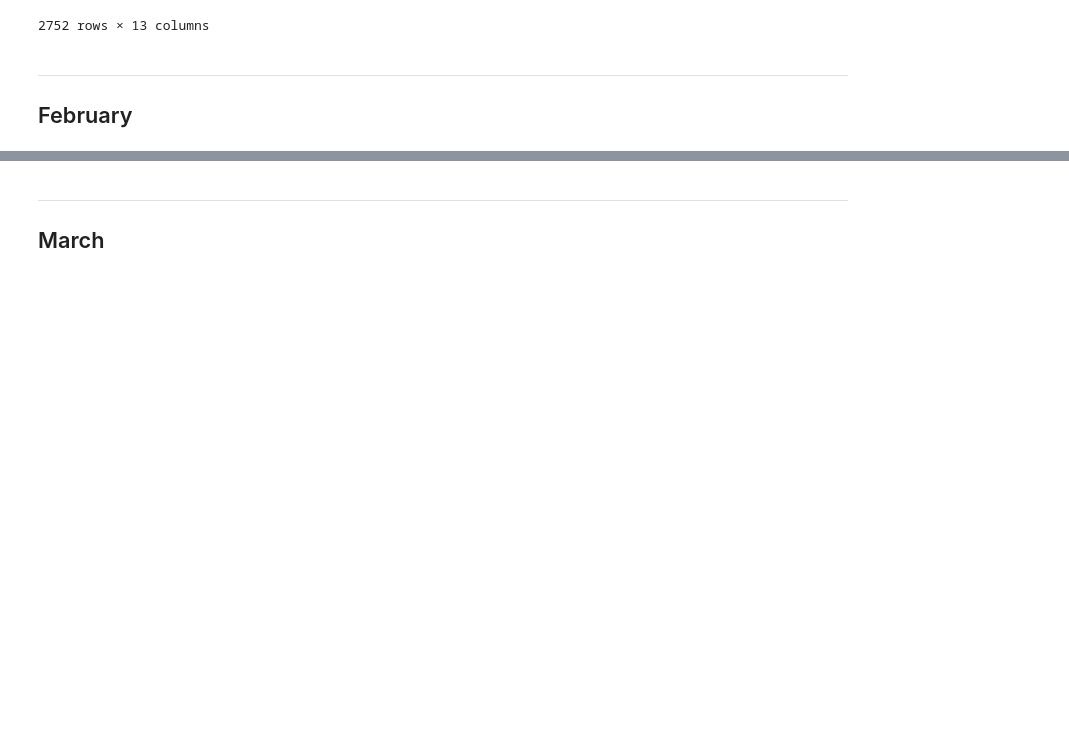
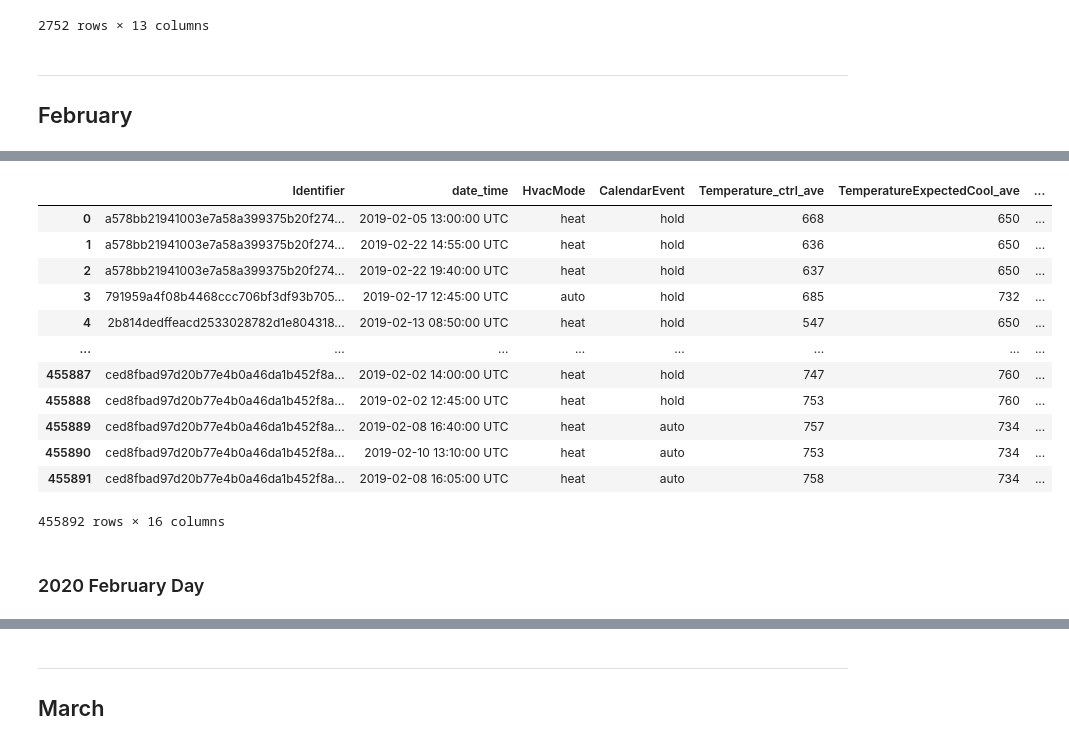
Before and after one commit to klharp/DYD_Data, a Jupyter notebook: DYD_AR-day.ipynb, the cells around one changed output, grey strips where cells are left out. Drawn from its saved outputs; the diff is of its cells as text; code cells hidden in the pictures; blank space fills up the shorter version.

```diff
--- a/DYD_AR-day.ipynb
+++ b/DYD_AR-day.ipynb
@@ -226,0 +309,30 @@ AR_jan.to_csv("Scraper_Output/State_Month/AR_jan.csv", header=True, index=False)
+# %%
+# Read in month csv for state
+feb_2019 = pd.read_csv("../data_large/AR-day/2019-feb-day-AR.csv")
+
+# feb_2019
+# %%
+# Add year and month
+
+feb_2019["Year"] = "2019"
+feb_2019["Month"] = "feb"
+# %%
+# Rename columns to label the aggregates
+
+feb_2019.rename(columns={"Temperature_ctrl":"Temperature_ctrl_ave",
+                         "TemperatureExpectedCool":"TemperatureExpectedCool_ave",
+                         "TemperatureExpectedHeat":"TemperatureExpectedHeat_ave"})
+# %% [output]
+|  | Identifier | date_time | HvacMode | CalendarEvent | Temperature_ctrl_ave | TemperatureExpectedCool_ave | ... |
+| 0 | a578bb21941003e7a58a399375b20f274... | 2019-02-05 13:00:00 UTC | heat | hold | 668 | 650 | ... |
+| 1 | a578bb21941003e7a58a399375b20f274... | 2019-02-22 14:55:00 UTC | heat | hold | 636 | 650 | ... |
+| 2 | a578bb21941003e7a58a399375b20f274... | 2019-02-22 19:40:00 UTC | heat | hold | 637 | 650 | ... |
+| 3 | 791959a4f08b4468ccc706bf3df93b705... | 2019-02-17 12:45:00 UTC | auto | hold | 685 | 732 | ... |
+| 4 | 2b814dedffeacd2533028782d1e804318... | 2019-02-13 08:50:00 UTC | heat | hold | 547 | 650 | ... |
+| ... | ... | ... | ... | ... | ... | ... | ... |
+| 455887 | ced8fbad97d20b77e4b0a46da1b452f8a... | 2019-02-02 14:00:00 UTC | heat | hold | 747 | 760 | ... |
+| 455888 | ced8fbad97d20b77e4b0a46da1b452f8a... | 2019-02-02 12:45:00 UTC | heat | hold | 753 | 760 | ... |
+| 455889 | ced8fbad97d20b77e4b0a46da1b452f8a... | 2019-02-08 16:40:00 UTC | heat | auto | 757 | 734 | ... |
+| 455890 | ced8fbad97d20b77e4b0a46da1b452f8a... | 2019-02-10 13:10:00 UTC | heat | auto | 753 | 734 | ... |
+| 455891 | ced8fbad97d20b77e4b0a46da1b452f8a... | 2019-02-08 16:05:00 UTC | heat | auto | 758 | 734 | ... |
+455892 rows × 16 columns
@@ -226,0 +347,2 @@ AR_jan.to_csv("Scraper_Output/State_Month/AR_jan.csv", header=True, index=False)
+# %% [markdown]
+### 2020 February Day
```
Also changed, not shown: parts of 24 cells of this notebook, 59 other files.
